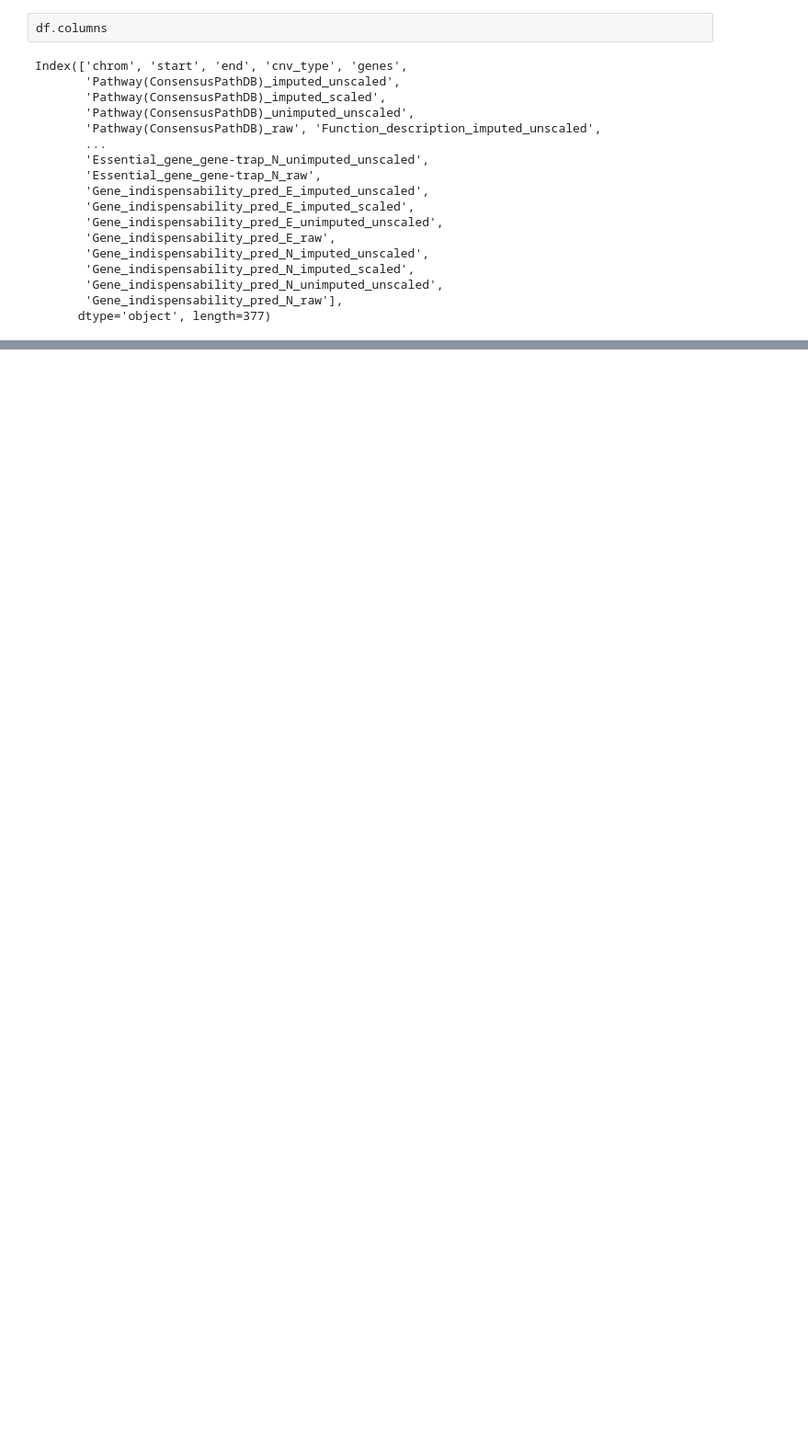
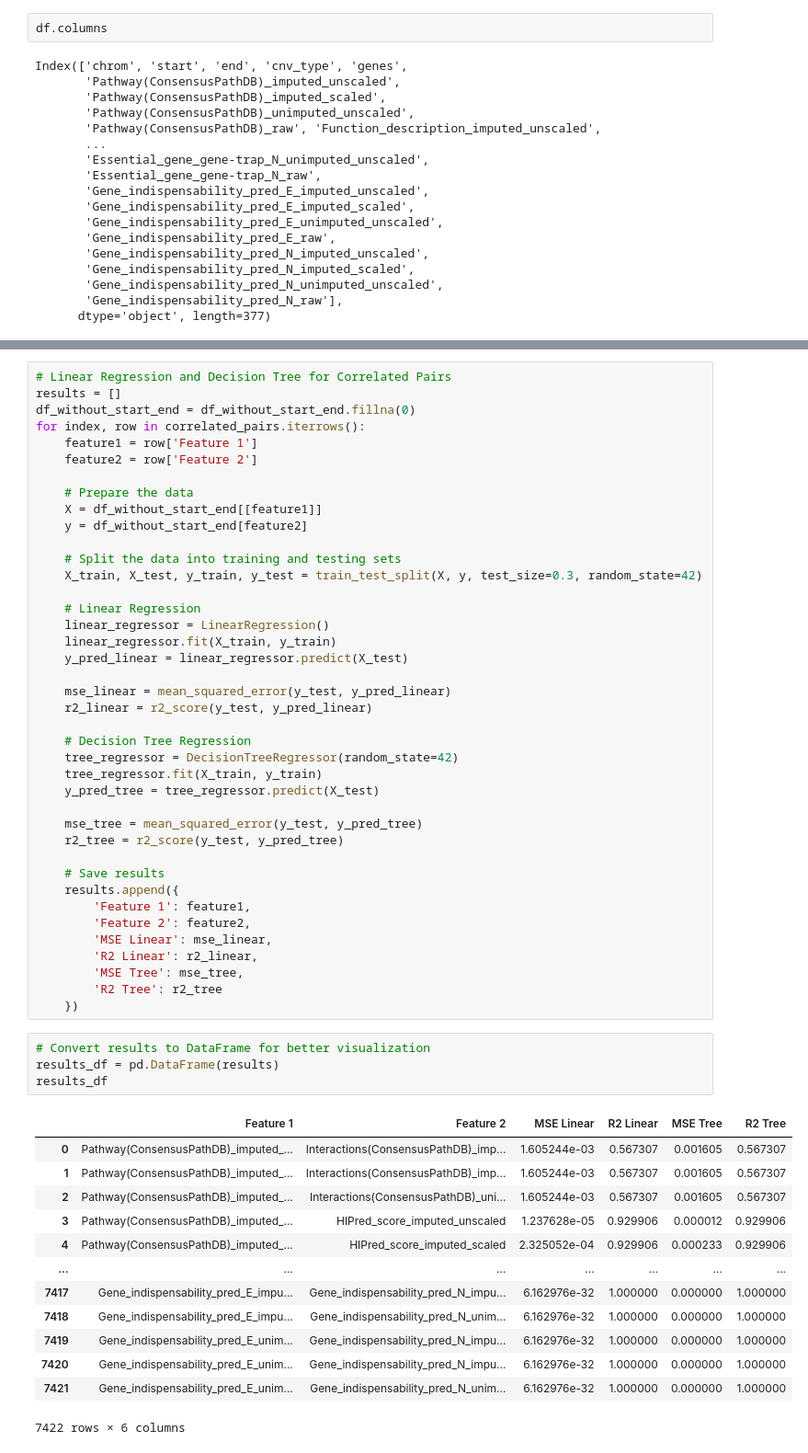
Before and after one commit to janci-osadsky/Exploratory-Analysis-of-Oncological-Data, a Jupyter notebook: RocnikovyProjektOsadsky.ipynb, the cells around one changed output, grey strips where cells are left out. Shown at 92% size. Drawn from its saved outputs; the diff is of its cells as text; blank space fills up the shorter version.

```diff
--- a/RocnikovyProjektOsadsky.ipynb
+++ b/RocnikovyProjektOsadsky.ipynb
@@ -163,0 +198,58 @@ plt.show()
+# %%
+# Linear Regression and Decision Tree for Correlated Pairs
+results = []
+df_without_start_end = df_without_start_end.fillna(0)
+for index, row in correlated_pairs.iterrows():
+    feature1 = row['Feature 1']
+    feature2 = row['Feature 2']
+
+    # Prepare the data
+    X = df_without_start_end[[feature1]]
+    y = df_without_start_end[feature2]
+
+    # Split the data into training and testing sets
+    X_train, X_test, y_train, y_test = train_test_split(X, y, test_size=0.3, random_state=42)
+
+    # Linear Regression
+    linear_regressor = LinearRegression()
+    linear_regressor.fit(X_train, y_train)
+    y_pred_linear = linear_regressor.predict(X_test)
+
+    mse_linear = mean_squared_error(y_test, y_pred_linear)
+    r2_linear = r2_score(y_test, y_pred_linear)
+
+    # Decision Tree Regression
+    tree_regressor = DecisionTreeRegressor(random_state=42)
+    tree_regressor.fit(X_train, y_train)
+    y_pred_tree = tree_regressor.predict(X_test)
+
+    mse_tree = mean_squared_error(y_test, y_pred_tree)
+    r2_tree = r2_score(y_test, y_pred_tree)
+
+    # Save results
+    results.append({
+        'Feature 1': feature1,
+        'Feature 2': feature2,
+        'MSE Linear': mse_linear,
+        'R2 Linear': r2_linear,
+        'MSE Tree': mse_tree,
+        'R2 Tree': r2_tree
+    })
+# %%
+# Convert results to DataFrame for better visualization
+results_df = pd.DataFrame(results)
+results_df
+# %% [output]
+|  | Feature 1 | Feature 2 | MSE Linear | R2 Linear | MSE Tree | R2 Tree |
+| 0 | Pathway(ConsensusPathDB)_imputed_... | Interactions(ConsensusPathDB)_imp... | 1.605244e-03 | 0.567307 | 0.001605 | 0.567307 |
+| 1 | Pathway(ConsensusPathDB)_imputed_... | Interactions(ConsensusPathDB)_imp... | 1.605244e-03 | 0.567307 | 0.001605 | 0.567307 |
+| 2 | Pathway(ConsensusPathDB)_imputed_... | Interactions(ConsensusPathDB)_uni... | 1.605244e-03 | 0.567307 | 0.001605 | 0.567307 |
+| 3 | Pathway(ConsensusPathDB)_imputed_... | HIPred_score_imputed_unscaled | 1.237628e-05 | 0.929906 | 0.000012 | 0.929906 |
+| 4 | Pathway(ConsensusPathDB)_imputed_... | HIPred_score_imputed_scaled | 2.325052e-04 | 0.929906 | 0.000233 | 0.929906 |
+| ... | ... | ... | ... | ... | ... | ... |
+| 7417 | Gene_indispensability_pred_E_impu... | Gene_indispensability_pred_N_impu... | 6.162976e-32 | 1.000000 | 0.000000 | 1.000000 |
+| 7418 | Gene_indispensability_pred_E_impu... | Gene_indispensability_pred_N_unim... | 6.162976e-32 | 1.000000 | 0.000000 | 1.000000 |
+| 7419 | Gene_indispensability_pred_E_unim... | Gene_indispensability_pred_N_impu... | 6.162976e-32 | 1.000000 | 0.000000 | 1.000000 |
+| 7420 | Gene_indispensability_pred_E_unim... | Gene_indispensability_pred_N_impu... | 6.162976e-32 | 1.000000 | 0.000000 | 1.000000 |
+| 7421 | Gene_indispensability_pred_E_unim... | Gene_indispensability_pred_N_unim... | 6.162976e-32 | 1.000000 | 0.000000 | 1.000000 |
+7422 rows × 6 columns
```
Also changed, not shown: parts of 14 cells of this notebook, 1 other file.
